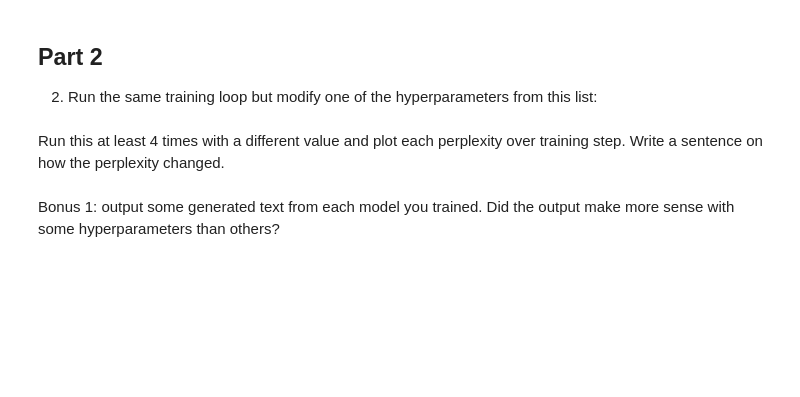
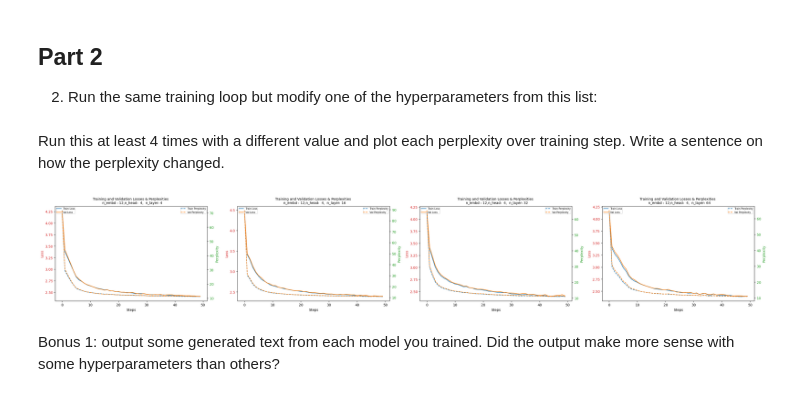
Before and after one commit to afrah/ai-science-training-series, a Jupyter notebook: 05_llm_part2/2024-03-05-Afrah-homework-session5.ipynb, the cells around one changed output. Cells and saved outputs as stored; diff of their text form; code cells hidden in the pictures; blank space fills up the shorter version.

```diff
--- a/05_llm_part2/2024-03-05-Afrah-homework-session5.ipynb
+++ b/05_llm_part2/2024-03-05-Afrah-homework-session5.ipynb
@@ -345,10 +345,9 @@ val_data = data[n:]
 
 n_embds  =  [12 , 12 , 12 , 12]
 n_heads  = [4  , 4  , 4  , 4  ]
-n_layers = [4  , 16  , 64  , 256  ]
+n_layers = [4  , 16  , 32  , 64  ]
 # Loop over each set of hyperparameters
 plt.figure(figsize=(12, 5))
-x = [i for i in range(eval_interval)]
 
 for index , (n_embd,n_head ,n_layer)  in enumerate(zip(n_embds , n_heads ,n_layers)):
 
@@ -376,37 +375,39 @@ for index , (n_embd,n_head ,n_layer)  in enumerate(zip(n_embds , n_heads ,n_laye
         loss.backward()
         optimizer.step()
 
         if i % eval_interval == 0:
             train_loss, val_loss = estimate_loss(train_data).values()
             train_losses.append(train_loss)
             val_losses.append(val_loss)
             train_perplexity = torch.exp(train_loss)
             val_perplexity = torch.exp(val_loss)
             train_perplexities.append(train_perplexity)
             val_perplexities.append(val_perplexity)
             # print(f"Step {i}: Train Loss: {train_loss}, Val Loss: {val_loss}")
 
-
+    x = [i for i in range(len(train_losses))]
     # Plot the training and validation losses
     ax1 = plt.subplot(1, 4, index+1)
     ax1.set_xlabel('Steps')
     ax1.set_ylabel('Loss', color = 'tab:red')
     ax1.plot(x, train_losses, label='Train Loss')
     ax1.plot(x, val_losses, label='Val Loss')
     ax1.tick_params(axis ='y', labelcolor = 'tab:red')
-    ax1.legend(loc='upper left' , borderpad=0.05, fontsize = 12)
+    ax1.legend(loc='upper left' , borderpad=0.05, fontsize = 7)
 
     ax2 = ax1.twinx()
     ax2.plot(x, train_perplexities, label='Train Perplexity' ,  linestyle='dashed')
     ax2.plot(x, val_perplexities, label='Val Perplexity'  ,  linestyle='dashed')
     ax2.set_ylabel('Perplexity', color = 'tab:green')
     ax2.tick_params(axis ='y', labelcolor = 'tab:green')
-    ax2.legend(loc='upper right', borderpad=0.05, fontsize = 12)
-    plt.title('Training and Validation Losses & Perplexities \n  n_embd : '+ str(n_embd)+',n_head:  '+  str(n_head)+',  n_layer: '+  str(n_layer) , fontsize = 12)
+    ax2.legend(loc='upper right', borderpad=0.05, fontsize = 7)
+    plt.title('Training and Validation Losses & Perplexities \n  n_embd : '+ str(n_embd)+',n_head:  '+  str(n_head)+',  n_layer: '+  str(n_layer) , fontsize = 10)
 
 plt.subplots_adjust(right=2.5)
 plt.show()
 plt.close("all",)
+# %% [output]
+[figure, added]
 # %% [markdown]
 Bonus 1: output some generated text from each model you trained. Did the output make more sense with some hyperparameters than others?
 # %% [markdown]
```
Also changed, not shown: 2 other files.
